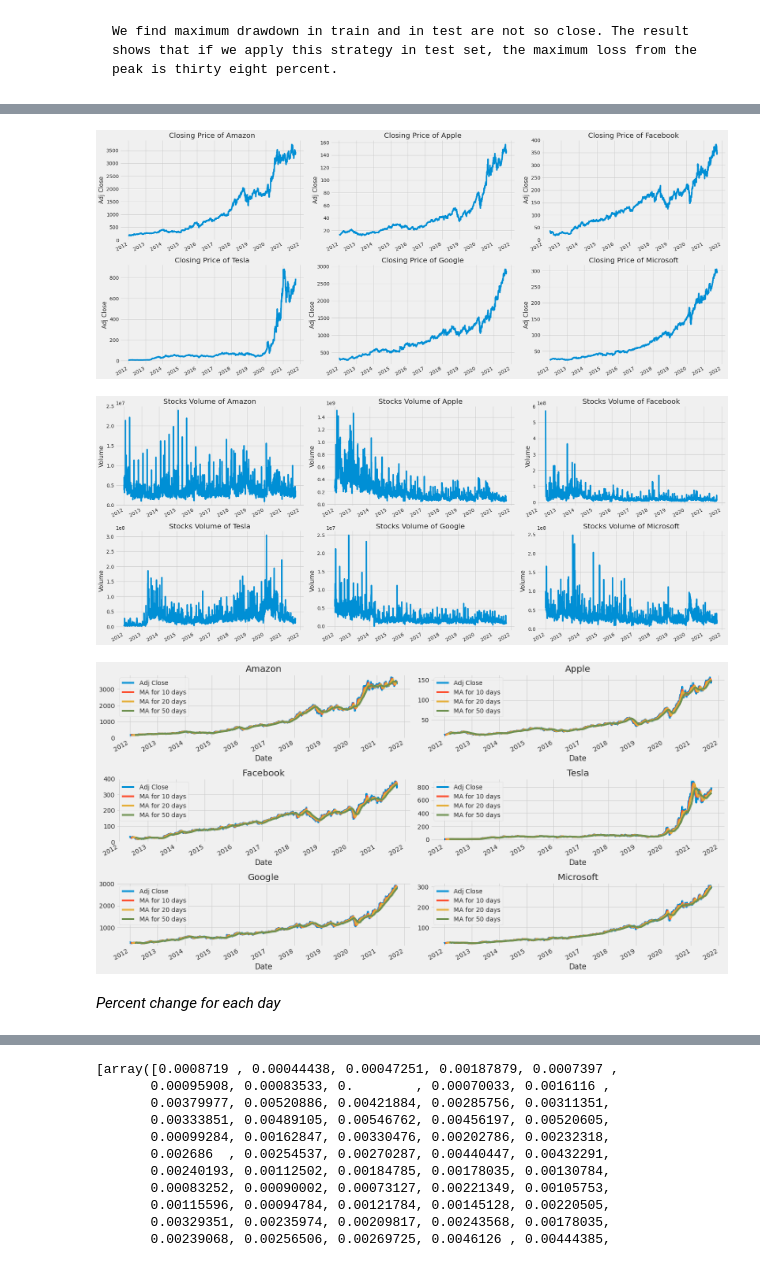
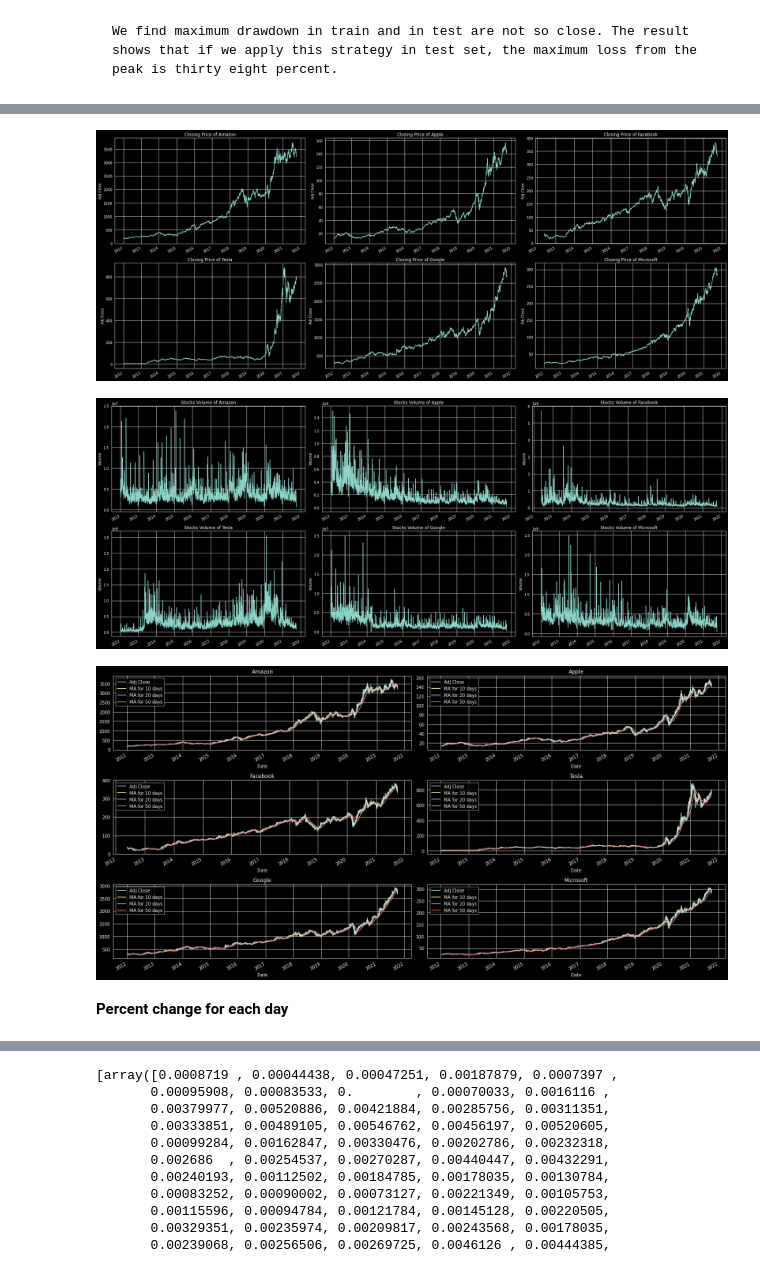
Before and after one commit to KotaMaheshKumar/Stock-Market-Price_Prediction, a Jupyter notebook: Stock_Financial_Analysis_.ipynb, the cells around one changed output, grey strips where cells are left out. Cells and saved outputs as stored; diff of their text form; code cells hidden in the pictures.

```diff
--- a/Stock_Financial_Analysis_.ipynb
+++ b/Stock_Financial_Analysis_.ipynb
@@ -879,5 +901,7 @@ From the mirror of a Sharpe ratio and maximum drawdown, we can tell that the per
 # %%
+import pandas as pd
+import numpy as np
 import matplotlib.pyplot as plt
 import seaborn as sns
-sns.set_style('whitegrid')
-plt.style.use('fivethirtyeight')
+sns.set_style('darkgrid')
+plt.style.use('dark_background')
@@ -898,23 +922,21 @@ for company, name in zip(company_list,company_name):
 # %%
-# Historical view  of Adjusted Close prices
+# view of Adjusted Close prices
 plt.figure(figsize=(25,10))
-plt.subplots_adjust(top=1.25, bottom = 1)
 
 for i,company in enumerate(company_list,1):
       plt.subplot(2,3,i)
       company['Adj Close'].plot()
       plt.ylabel('Adj Close')
       plt.xlabel(None)
       plt.title(f'Closing Price of {company_name[i-1]}')
 
 plt.tight_layout()
 # %% [output]
-[figure, old version]
+[figure, new version]
 # %%
 #Historical view of volume of stock buyers
 
 plt.figure(figsize =(25,10))
-plt.subplots_adjust(top=1.25, bottom=1)
 
 for i,company in enumerate(company_list, 1):
       plt.subplot(2,3,i)
@@ -925,5 +947,5 @@ for i,company in enumerate(company_list, 1):
 
 plt.tight_layout()
 # %% [output]
-[figure, old version]
+[figure, new version]
 # %%
@@ -960,9 +983,9 @@ axes[2,1].set_title('Microsoft')
 
 fig.tight_layout()
 # %% [output]
-[figure, old version]
+[figure, new version]
 # %% [markdown]
-*Percent change for each day*
+**Percent change for each day**
 # %%
 for company in company_list:
       company['Daily Return'] = company['Adj Close'].pct_change()
```
Also changed, not shown: parts of 93 cells of this notebook.
